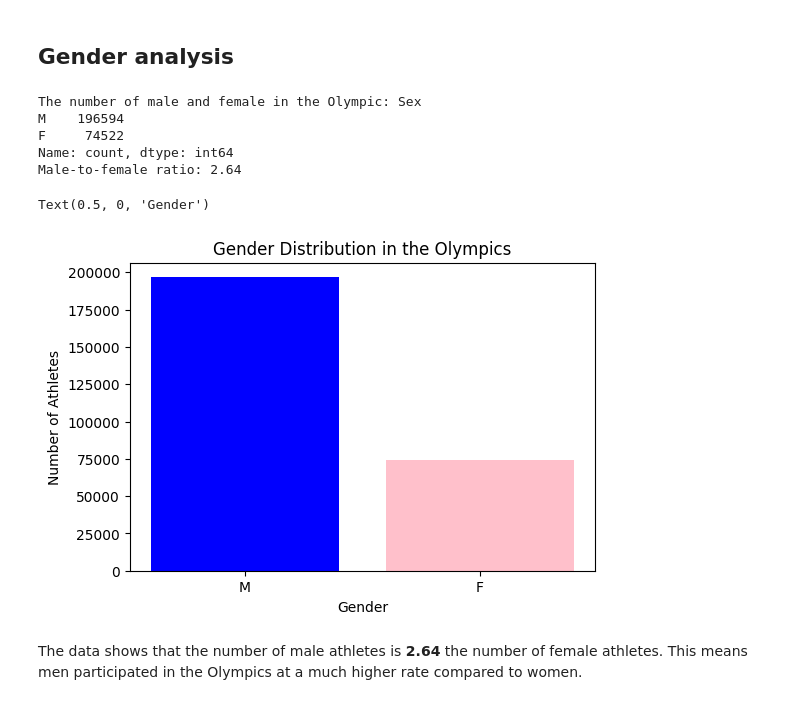
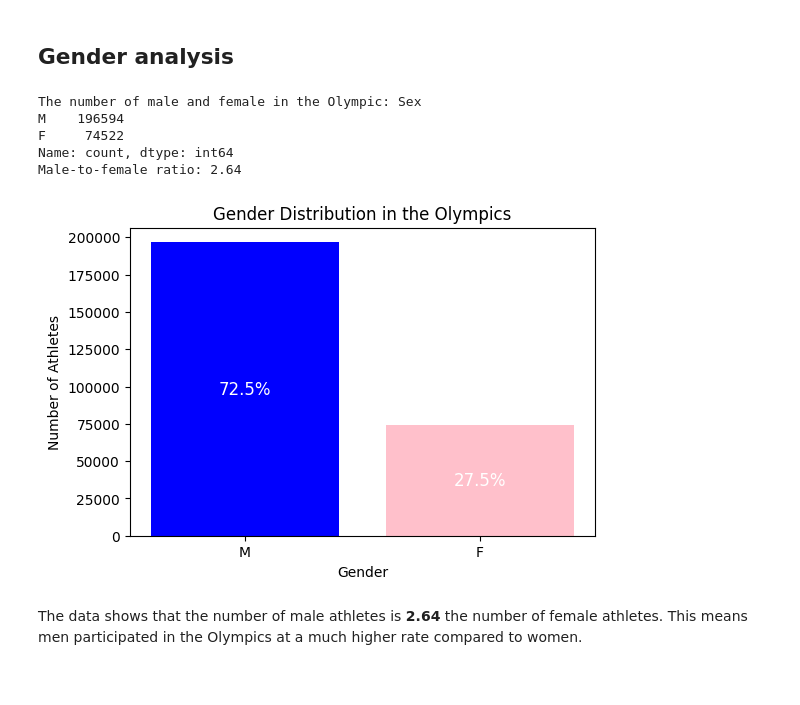
Before and after one commit to nouralahmad89-crypto/OS-projekt-Storbrittanien, a Jupyter notebook: notebooks/data_analysis.ipynb, the cells around one changed output. Saved outputs shown, nothing was run; the diff lists cells and outputs as text; code cells hidden in the pictures.

```diff
--- a/notebooks/data_analysis.ipynb
+++ b/notebooks/data_analysis.ipynb
@@ -126,24 +144,39 @@ Name: Age, dtype: float64
 # %% [markdown]
 ## Gender analysis
 # %%
+# g) Gender distribuation
 counts=df['Sex'].value_counts() # count male and female
+total = counts.sum()  # total number of athletes
 print(f"The number of male and female in the Olympic: {counts}")
-male_to_female_ratio = counts['M'] / counts['F'] # calculste the ratio M/F
+male_to_female_ratio = counts['M'] / counts['F'] # calcuate the ratio M/F
 print(f"Male-to-female ratio: {male_to_female_ratio:.2f}")
 # Plot #g)
-plt.figure(figsize=(6,4))
-plt.bar(counts.index, counts.values ,color=['blue', 'pink'])
+
+fig, ax = plt.subplots(figsize=(6,4))
+bars=plt.bar(counts.index, counts.values ,color=['blue', 'pink'])
 plt.title("Gender Distribution in the Olympics")
 plt.ylabel("Number of Athletes")
 plt.xlabel("Gender")
+
+for i, bar in enumerate(bars):
+    height = bar.get_height()
+    percent = height / total * 100
+    ax.text(
+        i,            # just use the index for x-position
+        height / 2,   # y-position in middle of bar
+        f'{percent:.1f}%',
+        ha='center',
+        va='center',
+        color='white',
+        fontsize=12
+    )
 # %% [output]
 The number of male and female in the Olympic: Sex
 M    196594
 F     74522
 Name: count, dtype: int64
 Male-to-female ratio: 2.64
-Text(0.5, 0, 'Gender')
-[figure, old version]
+[figure, new version]
 # %% [markdown]
 The data shows that the number of male athletes is **2.64** the number of female athletes.
 This means men participated in the Olympics at a much higher rate compared to women.
```
Also changed, not shown: parts of 40 cells of this notebook, 2 other files.
